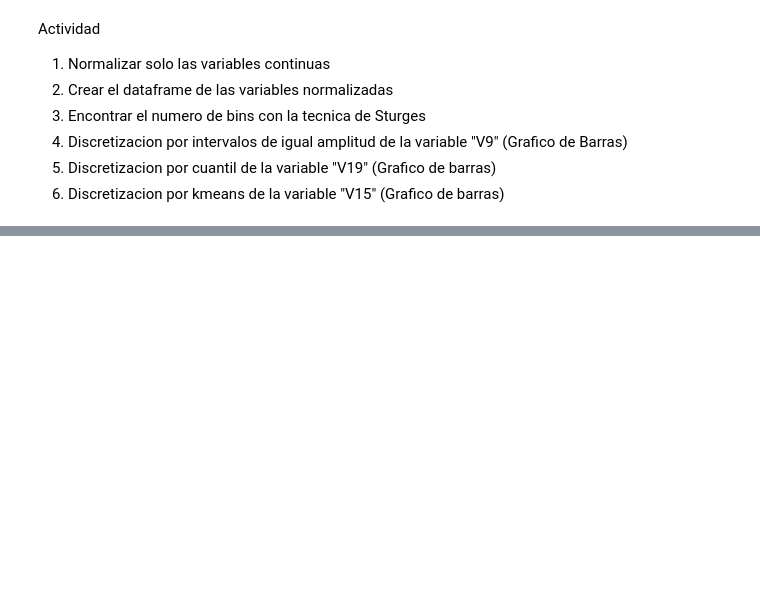
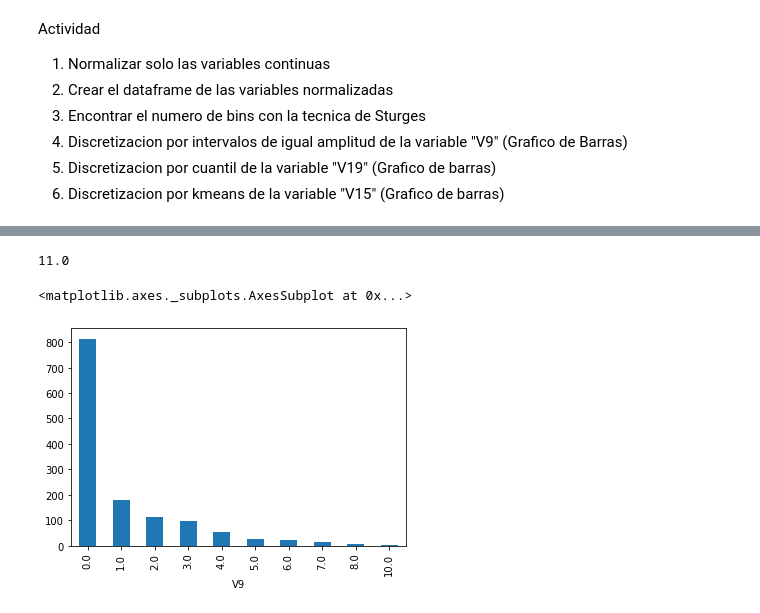
Before and after one commit to Yes197/Miscelanea, a Jupyter notebook: Ejercicios Basico/nivel1_10.ipynb, the cells around one changed output, grey strips where cells are left out. Cells and saved outputs as stored; diff of their text form; code cells hidden in the pictures; blank space fills up the shorter version.

```diff
--- a/Ejercicios Basico/nivel1_10.ipynb
+++ b/Ejercicios Basico/nivel1_10.ipynb
@@ -434,6 +438,8 @@ Actividad
 5. Discretizacion por cuantil de la variable "V19" (Grafico de barras)
 6. Discretizacion por kmeans de la variable "V15" (Grafico de barras)
 # %%
-columns_continuas = ['V1','V2','V3','V4','V5','V6','V7',
-    'V8','V9','V10','V11','V12','V13','V14','V15','V16','V17','V18','V19','V20'
-     ,'V21','V22','V23','V24','V25','V26','V27']
+columns_names = ['V1','V2','V3','V4','V5','V6','V7','V8','V9','V10','V11','V12','V13','V14','V15','V16','V17','V18','V19','V20', 'V21']
+# %%
+df_fall_placa_acero.columns = columns_names
+# %%
+columns_continuas = ['V3','V4','V5','V6','V7','V8','V9','V10','V11','V12','V13','V14','V15','V16','V17','V18','V19','V20', 'V21']
@@ -444,0 +482,5 @@ y = df_fall_placa_acero.loc[:,['Class']].values
+# %%
+#@title 2. Dataframe Continuas normalizadas
+x_continuas = (x_continuas - x_continuas.min()) / (x_continuas.max() - x_continuas.min())
+pd_continuas = pd.DataFrame(x_continuas, columns=columns_continuas)
+pd_continuas.head(5)
@@ -444,0 +494,17 @@ y = df_fall_placa_acero.loc[:,['Class']].values
+# %%
+#@title 3. Kbins Sturges
+n = len(x_continuas)
+k = 1 + math.log2(n)
+k=round(k,0)
+k
+# %% [output]
+11.0
+# %%
+#@title 4. Discretizacion por intervalos V9
+est = KBinsDiscretizer(n_bins=11, encode='ordinal', strategy="uniform")
+nuevo = est.fit_transform(pd_continuas[['V9']])
+xs = pd.DataFrame(nuevo, columns=['V9'])
+xs.groupby('V9').size().plot(kind='bar')
+# %% [output]
+<matplotlib.axes._subplots.AxesSubplot at 0x...>
+[figure, added]
```
Also changed, not shown: parts of 10 cells of this notebook.
